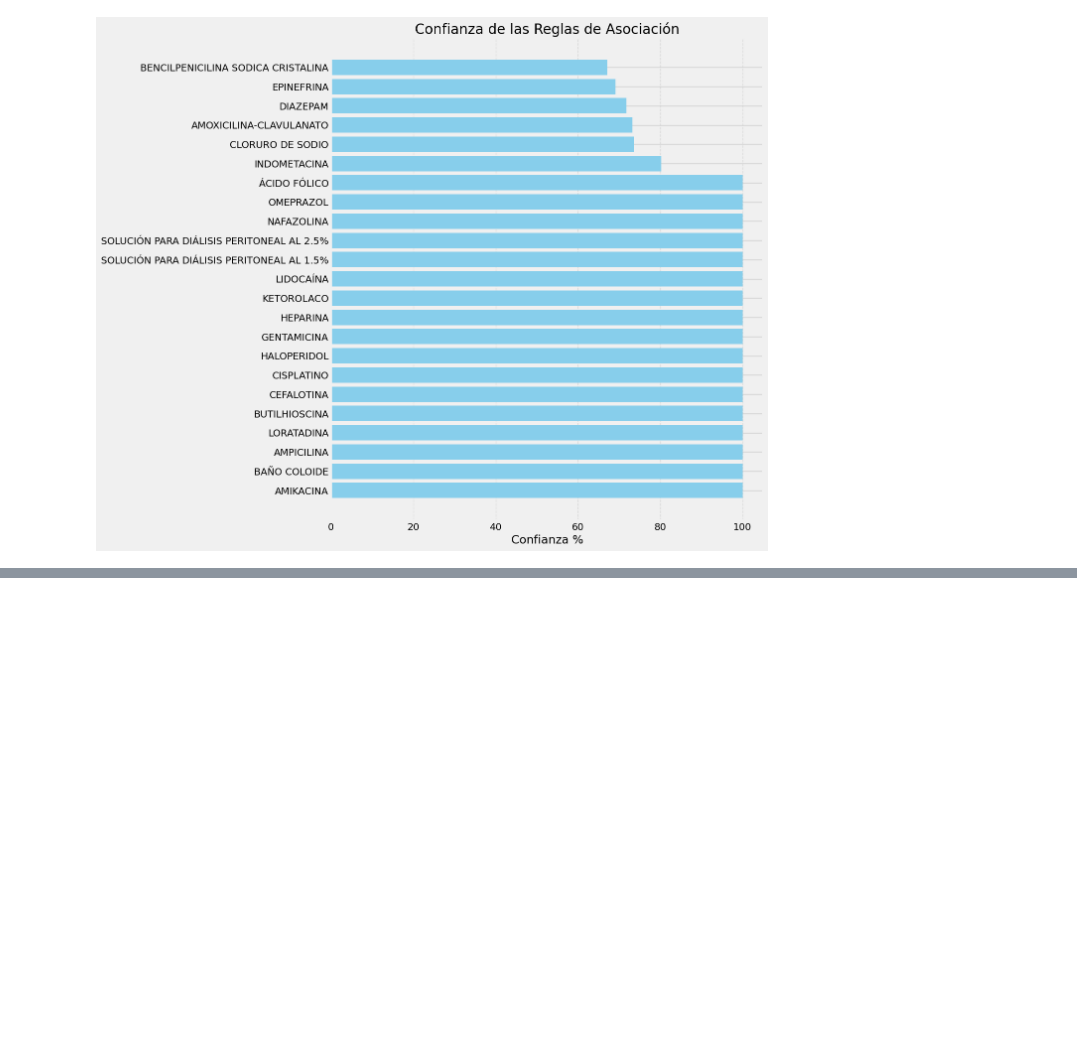
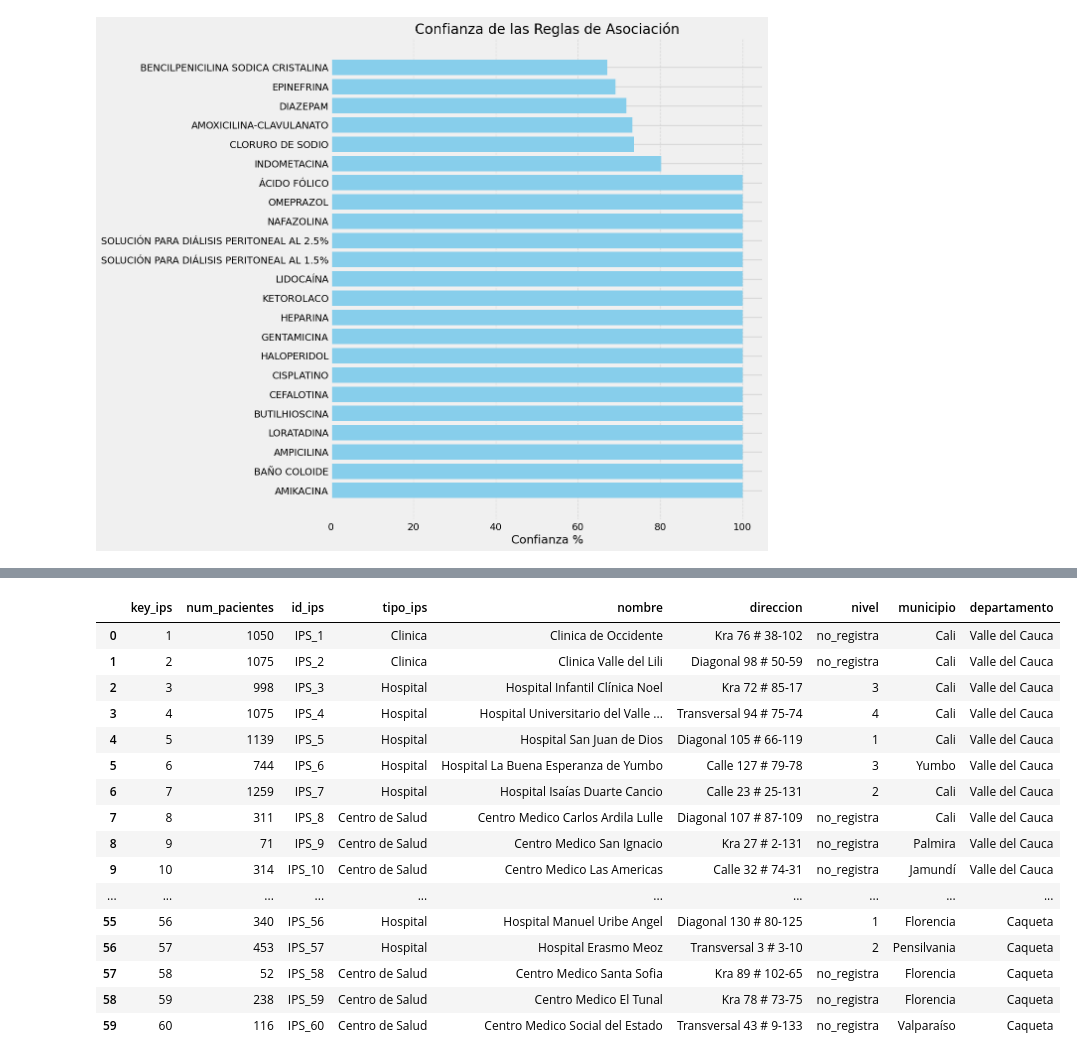
Before and after one commit to Jujo2040751/Proyecto-DataScience, a Jupyter notebook: proy.ipynb, the cells around one changed output, grey strips where cells are left out. Cells and saved outputs as stored; diff of their text form; code cells hidden in the pictures; blank space fills up the shorter version.

```diff
--- a/proy.ipynb
+++ b/proy.ipynb
@@ -303,0 +306,23 @@ plt.show()
+# %%
+df_servicio_num_pacientes = dF_servicio.groupby(['key_ips']).size().reset_index(name='num_pacientes')
+df_dim_ips = pds.read_sql("SELECT * FROM \"dim_ips\" ", dbConnection)
+servicio_by_cuidad = df_servicio_num_pacientes.merge(df_dim_ips, on="key_ips",  how='inner')
+servicio_by_cuidad
+# %% [output]
+|  | key_ips | num_pacientes | id_ips | tipo_ips | nombre | direccion | nivel | municipio | departamento |
+| 0 | 1 | 1050 | IPS_1 | Clinica | Clinica de Occidente | Kra 76 # 38-102 | no_registra | Cali | Valle del Cauca |
+| 1 | 2 | 1075 | IPS_2 | Clinica | Clinica Valle del Lili | Diagonal 98 # 50-59 | no_registra | Cali | Valle del Cauca |
+| 2 | 3 | 998 | IPS_3 | Hospital | Hospital Infantil Clínica Noel | Kra 72 # 85-17 | 3 | Cali | Valle del Cauca |
+| 3 | 4 | 1075 | IPS_4 | Hospital | Hospital Universitario del Valle ... | Transversal 94 # 75-74 | 4 | Cali | Valle del Cauca |
+| 4 | 5 | 1139 | IPS_5 | Hospital | Hospital San Juan de Dios | Diagonal 105 # 66-119 | 1 | Cali | Valle del Cauca |
+| 5 | 6 | 744 | IPS_6 | Hospital | Hospital La Buena Esperanza de Yumbo | Calle 127 # 79-78 | 3 | Yumbo | Valle del Cauca |
+| 6 | 7 | 1259 | IPS_7 | Hospital | Hospital Isaías Duarte Cancio | Calle 23 # 25-131 | 2 | Cali | Valle del Cauca |
+| 7 | 8 | 311 | IPS_8 | Centro de Salud | Centro Medico Carlos Ardila Lulle | Diagonal 107 # 87-109 | no_registra | Cali | Valle del Cauca |
+| 8 | 9 | 71 | IPS_9 | Centro de Salud | Centro Medico San Ignacio | Kra 27 # 2-131 | no_registra | Palmira | Valle del Cauca |
+| 9 | 10 | 314 | IPS_10 | Centro de Salud | Centro Medico Las Americas | Calle 32 # 74-31 | no_registra | Jamundí | Valle del Cauca |
+| ... | ... | ... | ... | ... | ... | ... | ... | ... | ... |
+| 55 | 56 | 340 | IPS_56 | Hospital | Hospital Manuel Uribe Angel | Diagonal 130 # 80-125 | 1 | Florencia | Caqueta |
+| 56 | 57 | 453 | IPS_57 | Hospital | Hospital Erasmo Meoz | Transversal 3 # 3-10 | 2 | Pensilvania | Caqueta |
+| 57 | 58 | 52 | IPS_58 | Centro de Salud | Centro Medico Santa Sofia | Kra 89 # 102-65 | no_registra | Florencia | Caqueta |
+| 58 | 59 | 238 | IPS_59 | Centro de Salud | Centro Medico El Tunal | Kra 78 # 73-75 | no_registra | Florencia | Caqueta |
+| 59 | 60 | 116 | IPS_60 | Centro de Salud | Centro Medico Social del Estado | Transversal 43 # 9-133 | no_registra | Valparaíso | Caqueta |
```
Also changed, not shown: parts of 9 cells of this notebook.
